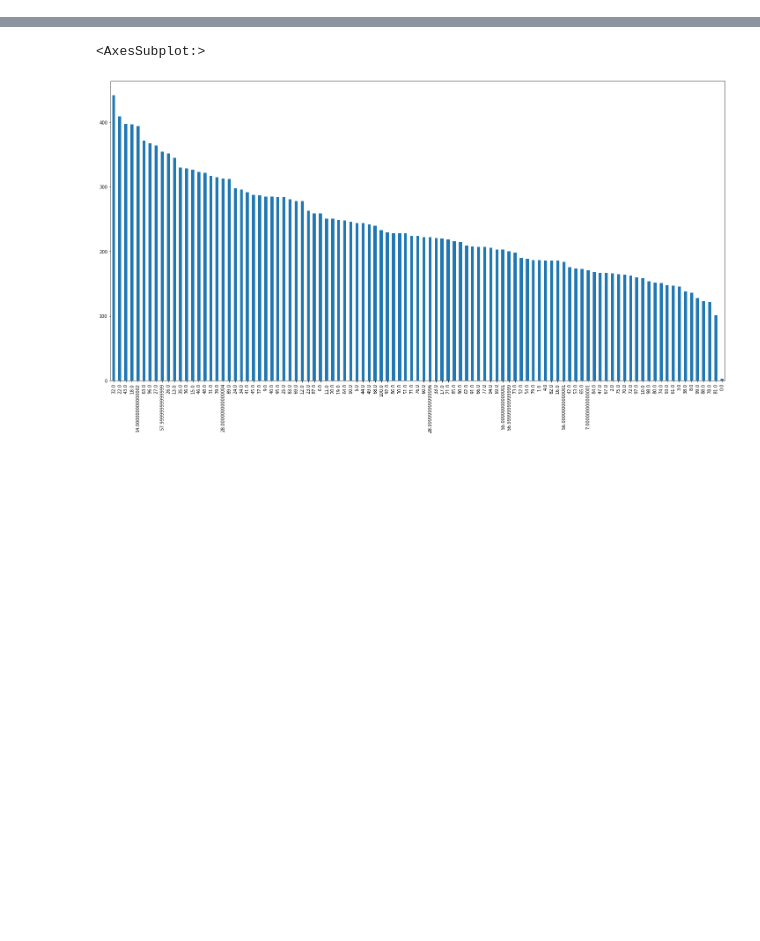
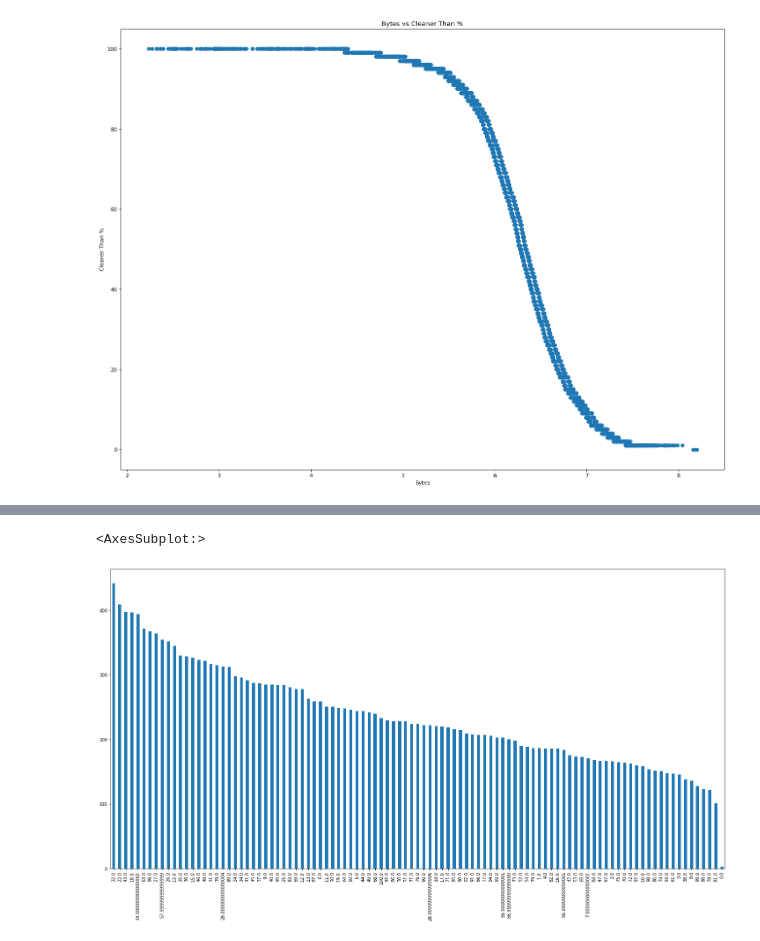
Before and after one commit to ivanivanov10101/bachelor-project, a Jupyter notebook: CSV.ipynb, the cells around one changed output, grey strips where cells are left out. Cells and saved outputs as stored; diff of their text form; code cells hidden in the pictures; blank space fills up the shorter version.

```diff
--- a/CSV.ipynb
+++ b/CSV.ipynb
@@ -296,0 +319,9 @@ Name: Green Hosting, dtype: int64
+# %%
+plt.figure(figsize=(20, 15), dpi=80)
+plt.scatter(np.log10(dfmain["Bytes"]), dfmain["Cleaner Than %"])
+plt.title("Bytes vs Cleaner Than %")
+plt.xlabel("Bytes")
+plt.ylabel("Cleaner Than %")
+plt.show()
+# %% [output]
+[figure, added]
```
Also changed, not shown: parts of 27 cells of this notebook, 10 other files.
